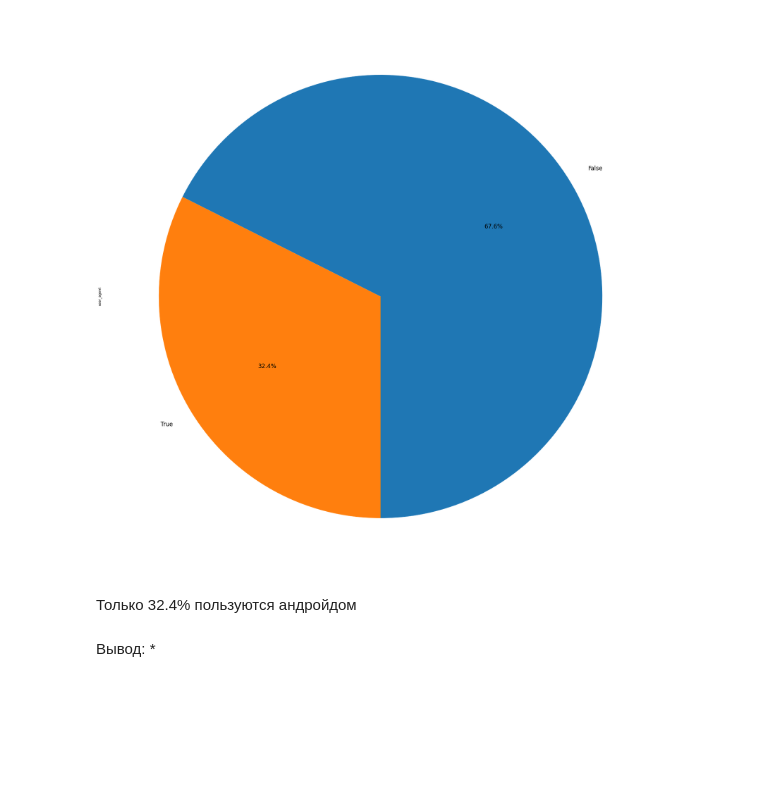
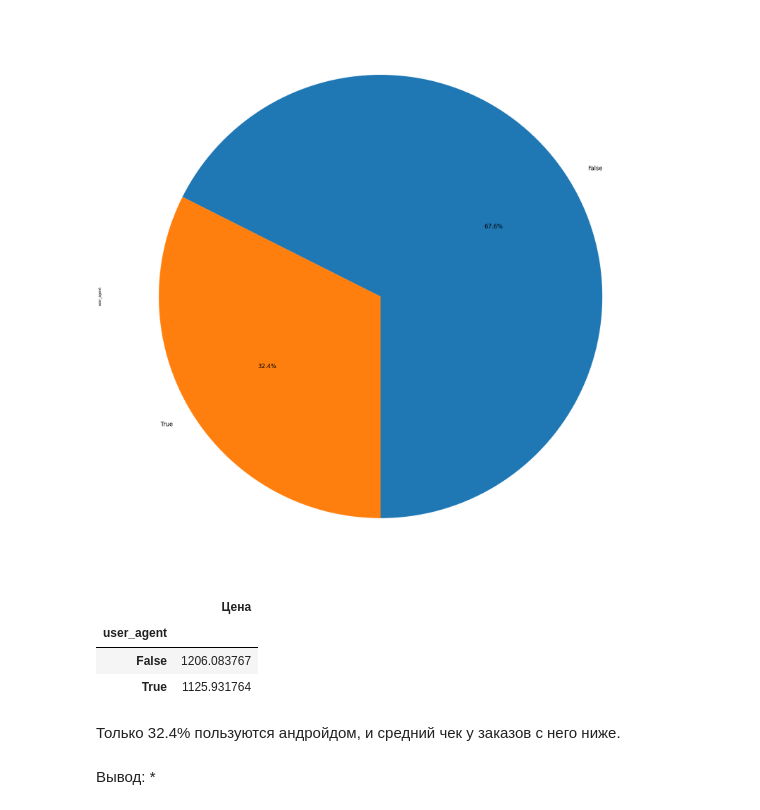
Before and after one commit to chern1/Projects-for-ed-main, a Jupyter notebook: EDA/EDA.ipynb, the cells around one changed output. Saved outputs shown, nothing was run; the diff lists cells and outputs as text; code cells hidden in the pictures; blank space fills up the shorter version.

```diff
--- a/EDA/EDA.ipynb
+++ b/EDA/EDA.ipynb
@@ -647,8 +652,16 @@ df['user_agent'].str.contains('android', na=False, regex=True).value_counts().pl
 # %% [output]
 <AxesSubplot:ylabel='user_agent'>
 [figure]
+# %%
+df['user_agent'] = df['user_agent'].str.contains('android', na=False, regex=True)
+df.pivot_table('Цена', 'user_agent').mean
+# %% [output]
+|  | Цена |
+| user_agent |  |
+| False | 1206.083767 |
+| True | 1125.931764 |
 # %% [markdown]
-Только 32.4% пользуются андройдом
+Только 32.4% пользуются андройдом, и средний чек у заказов с него ниже.
 # %% [markdown]
 Вывод:
 *
```
Also changed, not shown: parts of 30 cells of this notebook.
